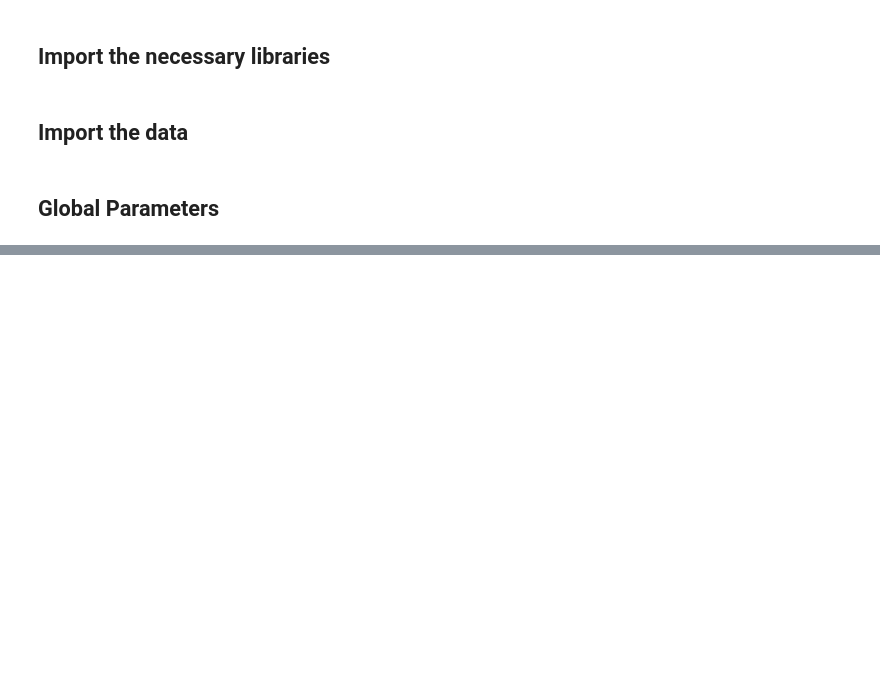
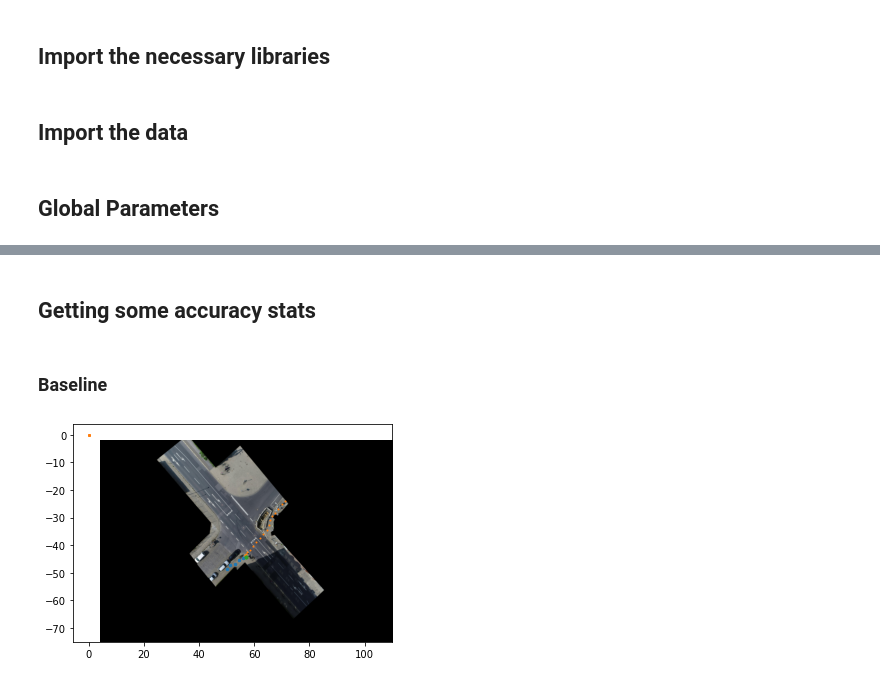
Before and after one commit to gitBram/vru_path_prediction, a Jupyter notebook: prediction_evaluation.ipynb, the cells around one changed output, grey strips where cells are left out. Cells and saved outputs as stored; diff of their text form; code cells hidden in the pictures; blank space fills up the shorter version.

```diff
--- a/prediction_evaluation.ipynb
+++ b/prediction_evaluation.ipynb
@@ -129,3 +119,25 @@ try:
     my_trainer_all_points.load_weights(save_path)
 except:
     my_trainer_all_points.compile_and_fit(my_ds, save_path)
+# %% [markdown]
+## Getting some accuracy stats
+# %% [markdown]
+### Baseline
+# %%
+# Get an example path
+normed, denormed = my_ds.example_dict("test", "in_xy")
+my_in_n, my_out_n = normed
+my_in, my_out = denormed
+# %%
+# Do a prediction
+# Do a prediction
+predicted_out_n, predicted_out = my_trainer_basic.predict_dict(my_in_n, False)
+predicted_rep_out = my_trainer_basic.predict_repetitively_dict(my_in_n, False, 10, True)
+# %%
+fig1, ax1 = plt.subplots()
+id = 1
+scene_data.plot_on_image([my_in["in_xy"][id], my_in["labels"][id], predicted_out[id]],
+save_path='data/images/extra_f/in_out.png', ms = [6, 1, 10], ax=ax1,
+col_num_dicts=[my_ds.generalised_in_dict, my_ds.generalised_out_dict, my_ds.generalised_out_dict])
+# %% [output]
+[figure, added]
```
Also changed, not shown: parts of 14 cells of this notebook, 4 other files.
